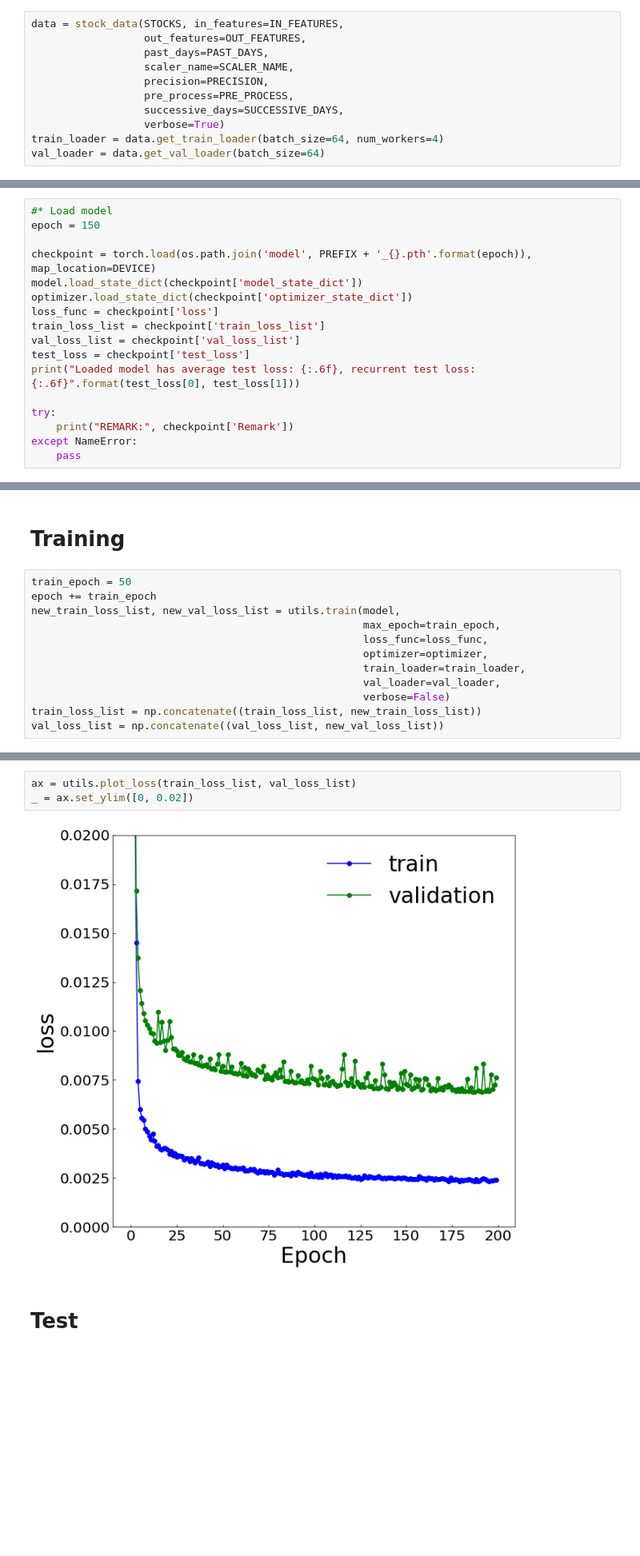
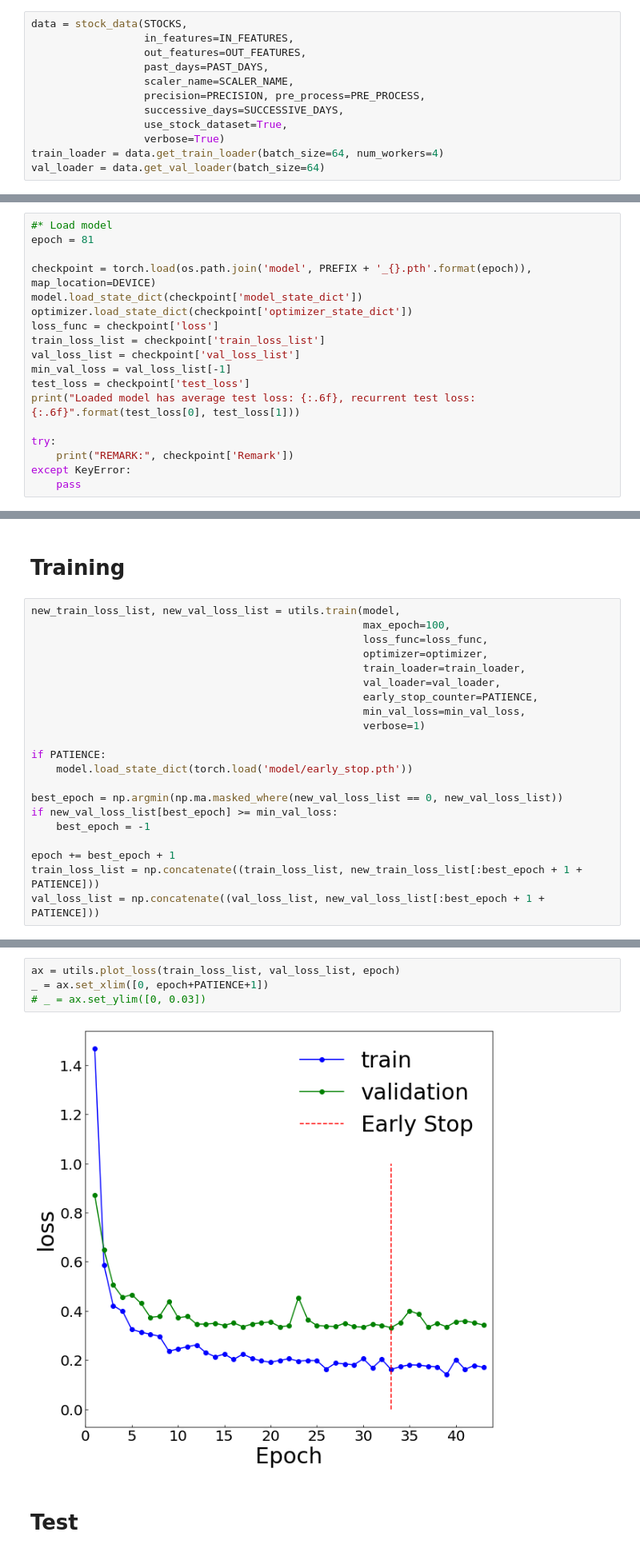
Before and after one commit to hoyunchoi/ML_practice, a Jupyter notebook: stock_data_prediction/stock_data_prediction.ipynb, the cells around one changed output, grey strips where cells are left out. Shown: that part at 80% size. Cells and saved outputs as stored; diff of their text form; blank space fills up the shorter version.

```diff
--- a/stock_data_prediction/stock_data_prediction.ipynb
+++ b/stock_data_prediction/stock_data_prediction.ipynb
@@ -100,13 +162,14 @@ device(type='cuda', index=0)
 # %% [markdown]
 ## Generate dataset
 # %%
-data = stock_data(STOCKS, in_features=IN_FEATURES,
+data = stock_data(STOCKS,
+                  in_features=IN_FEATURES,
                   out_features=OUT_FEATURES,
                   past_days=PAST_DAYS,
                   scaler_name=SCALER_NAME,
-                  precision=PRECISION,
-                  pre_process=PRE_PROCESS,
+                  precision=PRECISION, pre_process=PRE_PROCESS,
                   successive_days=SUCCESSIVE_DAYS,
+                  use_stock_dataset=True,
                   verbose=True)
 train_loader = data.get_train_loader(batch_size=64, num_workers=4)
 val_loader = data.get_val_loader(batch_size=64)
@@ -154,7 +227,7 @@ Estimated Total Size (MB): 0.34
 ## Load model if needed
 # %%
 #* Load model
-epoch = 150
+epoch = 81
 
 checkpoint = torch.load(os.path.join('model', PREFIX + '_{}.pth'.format(epoch)), map_location=DEVICE)
 model.load_state_dict(checkpoint['model_state_dict'])
@@ -162,11 +235,12 @@ optimizer.load_state_dict(checkpoint['optimizer_state_dict'])
 loss_func = checkpoint['loss']
 train_loss_list = checkpoint['train_loss_list']
 val_loss_list = checkpoint['val_loss_list']
+min_val_loss = val_loss_list[-1]
 test_loss = checkpoint['test_loss']
 print("Loaded model has average test loss: {:.6f}, recurrent test loss: {:.6f}".format(test_loss[0], test_loss[1]))
 
 try:
     print("REMARK:", checkpoint['Remark'])
-except NameError:
+except KeyError:
     pass
 # %% [output]
@@ -175,15 +249,24 @@ REMARK: Need more training
 # %% [markdown]
 # Training
 # %%
-train_epoch = 50
-epoch += train_epoch
 new_train_loss_list, new_val_loss_list = utils.train(model,
-                                                     max_epoch=train_epoch,
+                                                     max_epoch=100,
                                                      loss_func=loss_func,
                                                      optimizer=optimizer,
                                                      train_loader=train_loader,
                                                      val_loader=val_loader,
-                                                     verbose=False)
-train_loss_list = np.concatenate((train_loss_list, new_train_loss_list))
-val_loss_list = np.concatenate((val_loss_list, new_val_loss_list))
+                                                     early_stop_counter=PATIENCE,
+                                                     min_val_loss=min_val_loss,
+                                                     verbose=1)
+
+if PATIENCE:
+    model.load_state_dict(torch.load('model/early_stop.pth'))
+
+best_epoch = np.argmin(np.ma.masked_where(new_val_loss_list == 0, new_val_loss_list))
+if new_val_loss_list[best_epoch] >= min_val_loss:
+    best_epoch = -1
+
+epoch += best_epoch + 1
+train_loss_list = np.concatenate((train_loss_list, new_train_loss_list[:best_epoch + 1 + PATIENCE]))
+val_loss_list = np.concatenate((val_loss_list, new_val_loss_list[:best_epoch + 1 + PATIENCE]))
 # %% [output]
@@ -191,8 +290,9 @@ Train finished with 76.767698 seconds
 # %%
-ax = utils.plot_loss(train_loss_list, val_loss_list)
-_ = ax.set_ylim([0, 0.02])
+ax = utils.plot_loss(train_loss_list, val_loss_list, epoch)
+_ = ax.set_xlim([0, epoch+PATIENCE+1])
+# _ = ax.set_ylim([0, 0.03])
 # %% [output]
-[figure, old version]
+[figure, new version]
 # %% [markdown]
 # Test
 # %%
```
Also changed, not shown: parts of 10 cells of this notebook, 18 other files.
